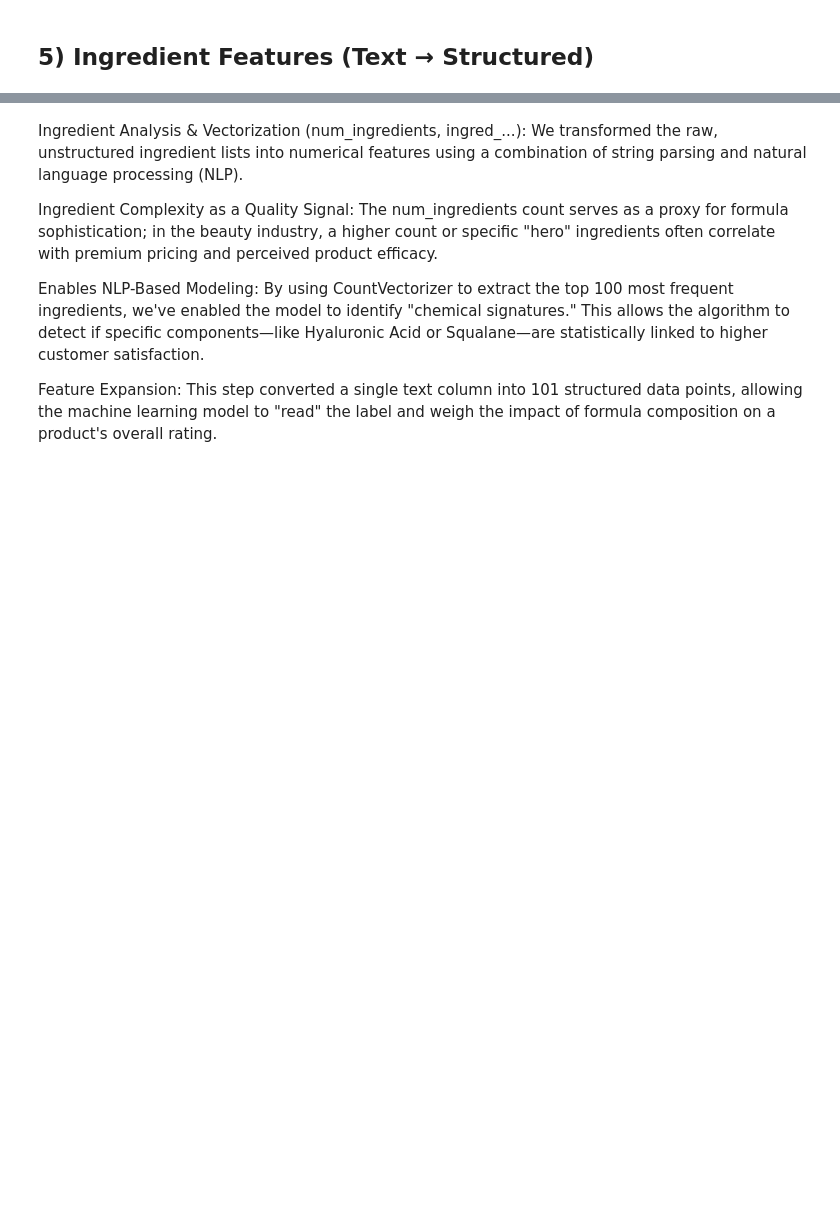
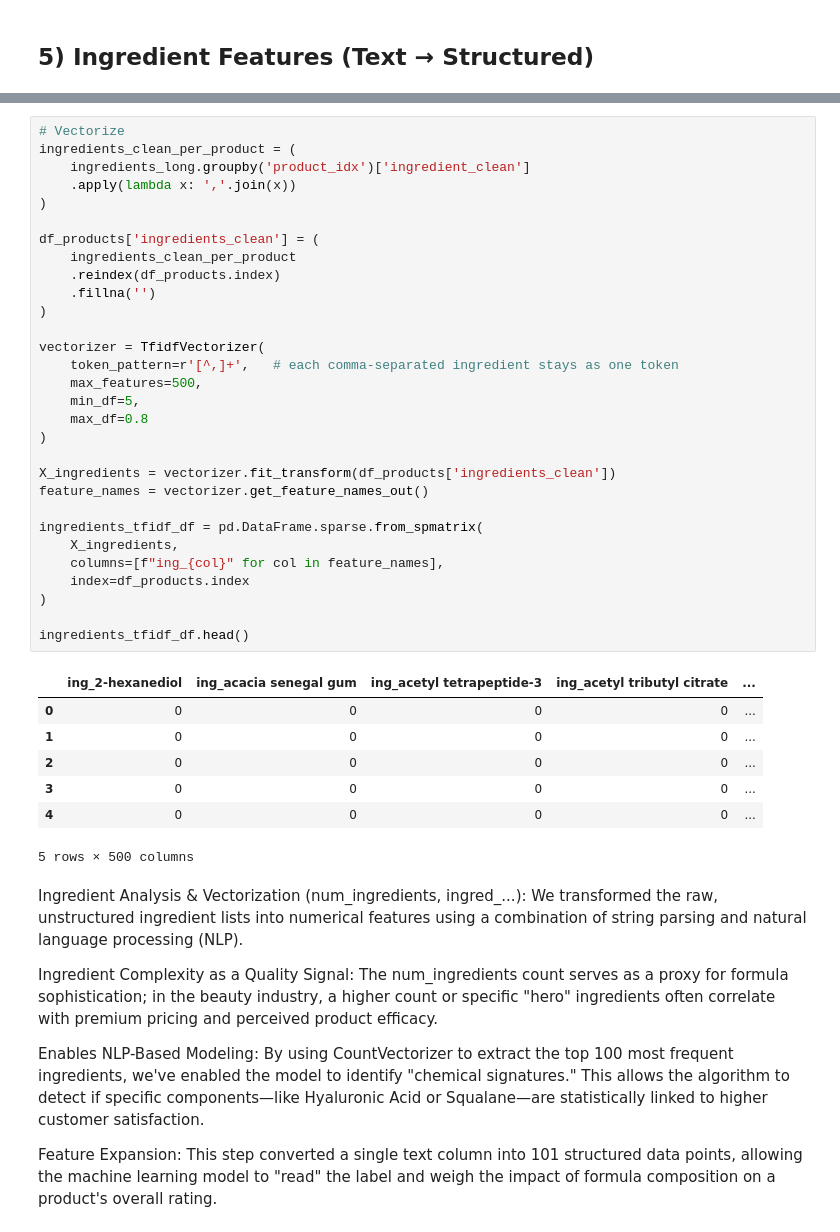
Before and after one commit to xuany823/ads508-FinalProject-Team1, a Jupyter notebook: Data Transformation and Engineering.ipynb, the cells around one changed output, grey strips where cells are left out. Saved outputs shown, nothing was run; the diff lists cells and outputs as text; blank space fills up the shorter version.

```diff
--- a/Data Transformation and Engineering.ipynb
+++ b/Data Transformation and Engineering.ipynb
@@ -619,3 +583,41 @@ ingredients_tfidf_df.head()
+# %%
+# Vectorize
+ingredients_clean_per_product = (
+    ingredients_long.groupby('product_idx')['ingredient_clean']
+    .apply(lambda x: ','.join(x))
+)
+
+df_products['ingredients_clean'] = (
+    ingredients_clean_per_product
+    .reindex(df_products.index)
+    .fillna('')
+)
+
+vectorizer = TfidfVectorizer(
+    token_pattern=r'[^,]+',   # each comma-separated ingredient stays as one token
+    max_features=500,
+    min_df=5,
+    max_df=0.8
+)
+
+X_ingredients = vectorizer.fit_transform(df_products['ingredients_clean'])
+feature_names = vectorizer.get_feature_names_out()
+
+ingredients_tfidf_df = pd.DataFrame.sparse.from_spmatrix(
+    X_ingredients,
+    columns=[f"ing_{col}" for col in feature_names],
+    index=df_products.index
+)
+
+ingredients_tfidf_df.head()
+# %% [output]
+|  | ing_2-hexanediol | ing_acacia senegal gum | ing_acetyl tetrapeptide-3 | ing_acetyl tributyl citrate | ... |
+| 0 | 0 | 0 | 0 | 0 | ... |
+| 1 | 0 | 0 | 0 | 0 | ... |
+| 2 | 0 | 0 | 0 | 0 | ... |
+| 3 | 0 | 0 | 0 | 0 | ... |
+| 4 | 0 | 0 | 0 | 0 | ... |
+5 rows × 500 columns
 # %% [markdown]
 Ingredient Analysis & Vectorization (num_ingredients, ingred_...): We transformed the raw, unstructured ingredient lists into numerical features using a combination of string parsing and natural language processing (NLP).
 
```
Also changed, not shown: parts of 13 cells of this notebook.
